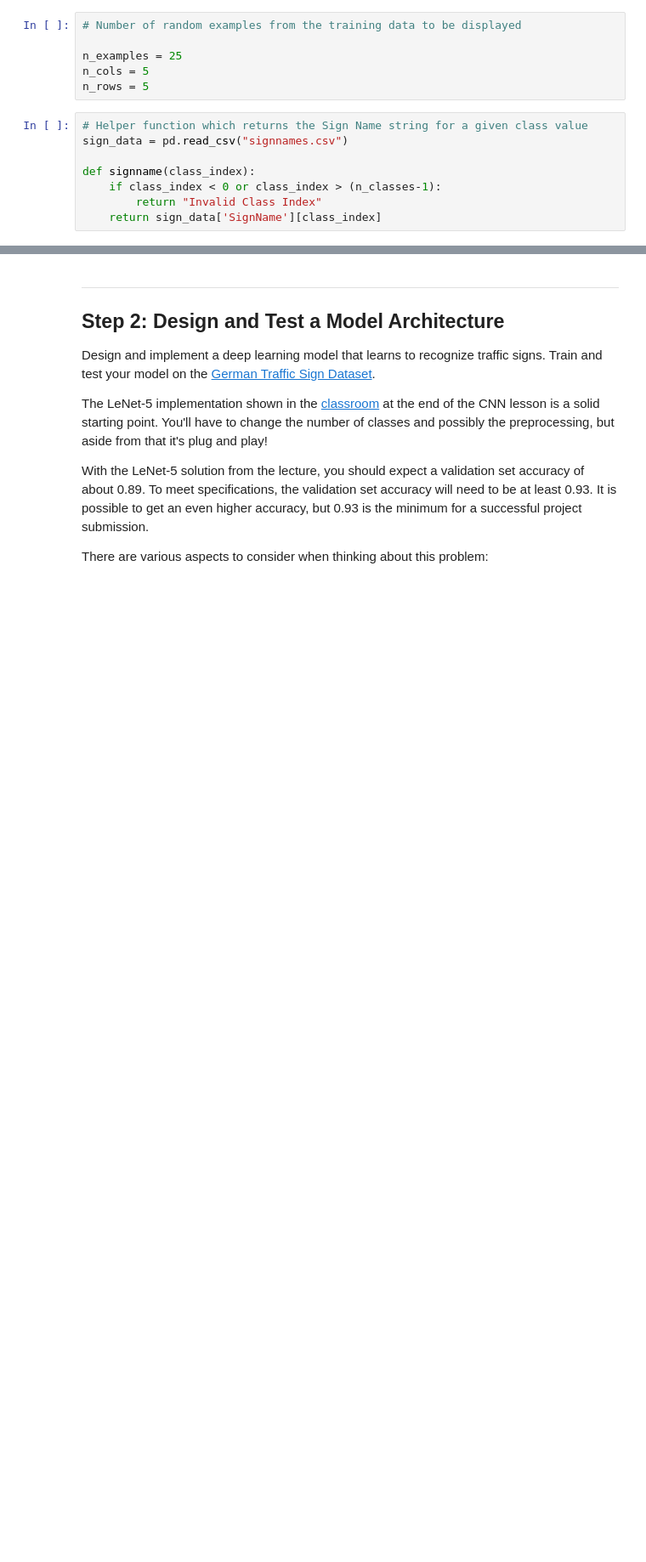
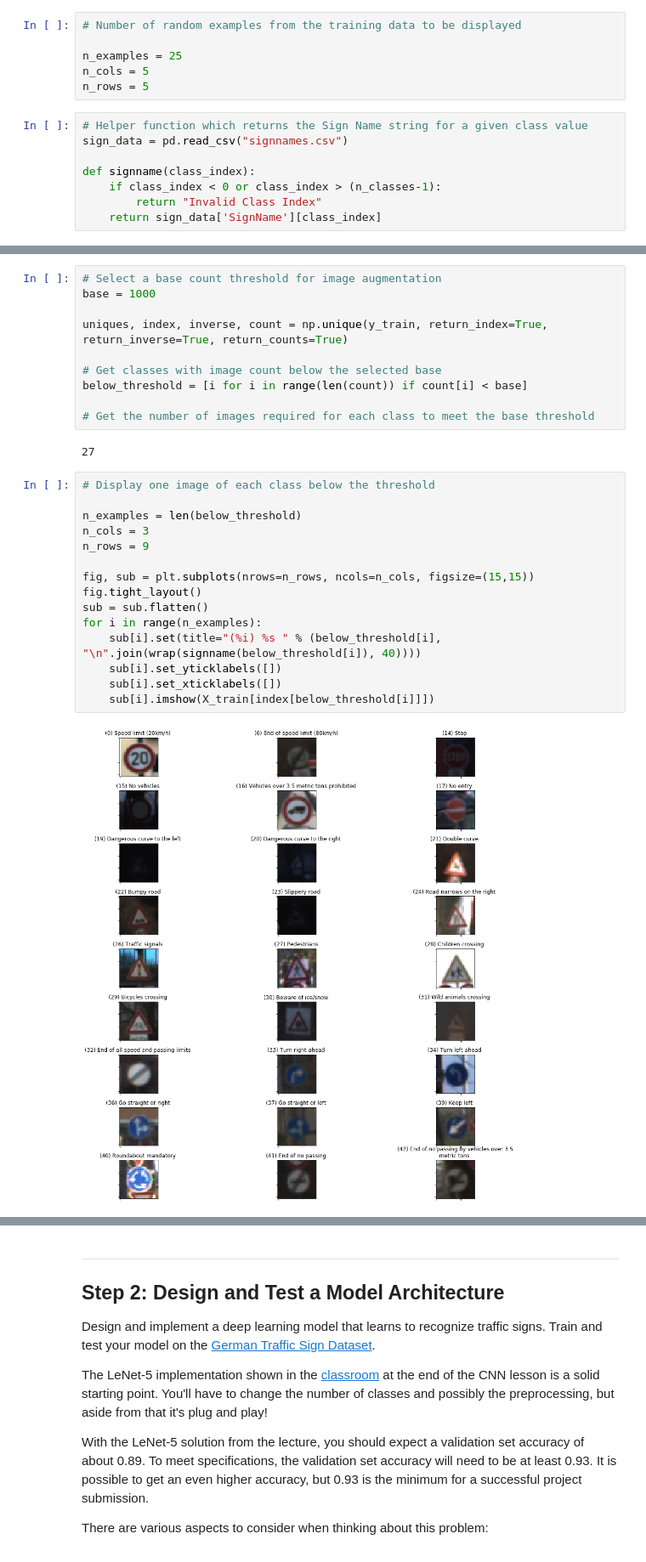
Before and after one commit to nins-k/CarND-Traffic-Sign-Classifier-Project, a Jupyter notebook: Traffic_Sign_Classifier.ipynb, the cells around one changed output, grey strips where cells are left out. Shown at 85% size. Saved outputs shown, nothing was run; the diff lists cells and outputs as text; blank space fills up the shorter version.

Commit message:
Augmentation

```diff
--- a/Traffic_Sign_Classifier.ipynb
+++ b/Traffic_Sign_Classifier.ipynb
@@ -148,3 +149,32 @@ valid_ticks = h_valid.set_xticks(range(43))
 valid_title = h_valid.set_title("Validation Data")
 # %% [output]
 [figure]
+# %%
+# Select a base count threshold for image augmentation
+base = 1000
+
+uniques, index, inverse, count = np.unique(y_train, return_index=True, return_inverse=True, return_counts=True)
+
+# Get classes with image count below the selected base
+below_threshold = [i for i in range(len(count)) if count[i] < base]
+
+# Get the number of images required for each class to meet the base threshold
+# %% [output]
+27
+# %%
+# Display one image of each class below the threshold
+
+n_examples = len(below_threshold)
+n_cols = 3
+n_rows = 9
+
+fig, sub = plt.subplots(nrows=n_rows, ncols=n_cols, figsize=(15,15))
+fig.tight_layout()
+sub = sub.flatten()
+for i in range(n_examples):
+    sub[i].set(title="(%i) %s " % (below_threshold[i], "\n".join(wrap(signname(below_threshold[i]), 40))))
+    sub[i].set_yticklabels([])
+    sub[i].set_xticklabels([])
+    sub[i].imshow(X_train[index[below_threshold[i]]])
+# %% [output]
+[figure, added]
```
Also changed, not shown: parts of 6 cells of this notebook, 1 other file.
